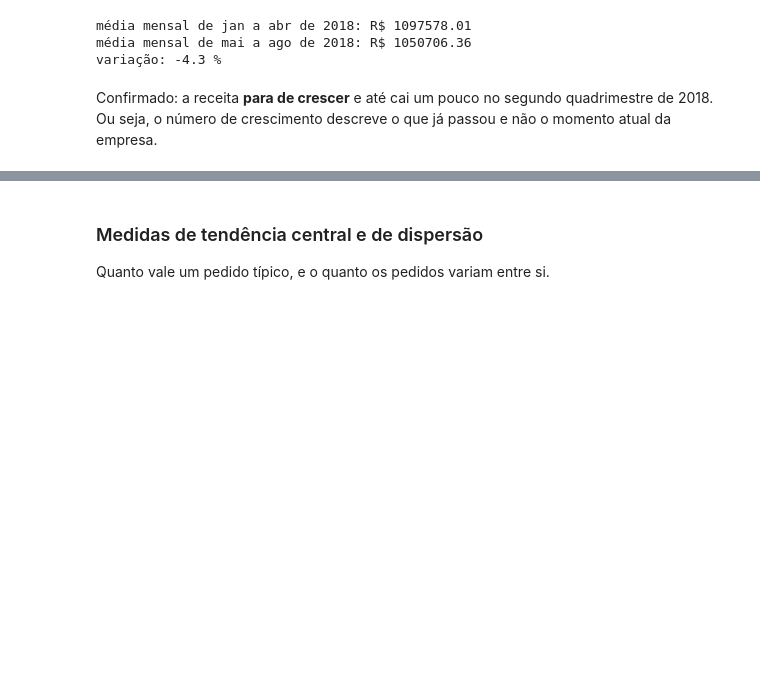
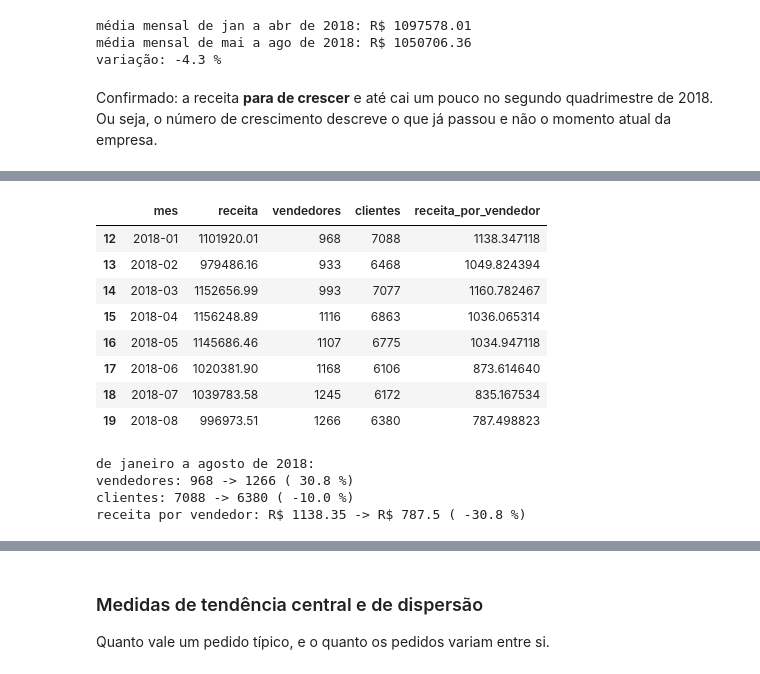
Before and after one commit to evanioac-web/tech-challenge-fase1-olist, a Jupyter notebook: notebooks/analise_crescimento_receita.ipynb, the cells around one changed output, grey strips where cells are left out. Saved outputs shown, nothing was run; the diff lists cells and outputs as text; code cells hidden in the pictures; blank space fills up the shorter version.

```diff
--- a/notebooks/analise_crescimento_receita.ipynb
+++ b/notebooks/analise_crescimento_receita.ipynb
@@ -494,0 +501,38 @@ o número de crescimento descreve o que já passou e não o momento atual da emp
+# %%
+dados_cliente = dados.merge(customers[['customer_id', 'customer_unique_id']], on='customer_id', how='left')
+
+por_mes_detalhe = dados_cliente.groupby('mes').agg(
+    receita=('receita', 'sum'),
+    vendedores=('seller_id', 'nunique'),
+    clientes=('customer_unique_id', 'nunique'),
+).reset_index()
+
+por_mes_detalhe['receita_por_vendedor'] = por_mes_detalhe['receita'] / por_mes_detalhe['vendedores']
+por_mes_detalhe[por_mes_detalhe['mes'] >= '2018-01']
+# %% [output]
+|  | mes | receita | vendedores | clientes | receita_por_vendedor |
+| 12 | 2018-01 | 1101920.01 | 968 | 7088 | 1138.347118 |
+| 13 | 2018-02 | 979486.16 | 933 | 6468 | 1049.824394 |
+| 14 | 2018-03 | 1152656.99 | 993 | 7077 | 1160.782467 |
+| 15 | 2018-04 | 1156248.89 | 1116 | 6863 | 1036.065314 |
+| 16 | 2018-05 | 1145686.46 | 1107 | 6775 | 1034.947118 |
+| 17 | 2018-06 | 1020381.90 | 1168 | 6106 | 873.614640 |
+| 18 | 2018-07 | 1039783.58 | 1245 | 6172 | 835.167534 |
+| 19 | 2018-08 | 996973.51 | 1266 | 6380 | 787.498823 |
+# %%
+jan = por_mes_detalhe[por_mes_detalhe['mes'] == '2018-01'].iloc[0]
+ago = por_mes_detalhe[por_mes_detalhe['mes'] == '2018-08'].iloc[0]
+
+print('de janeiro a agosto de 2018:')
+print('vendedores:', jan['vendedores'], '->', ago['vendedores'],
+      '(', round((ago['vendedores'] / jan['vendedores'] - 1) * 100, 1), '%)')
+print('clientes:', jan['clientes'], '->', ago['clientes'],
+      '(', round((ago['clientes'] / jan['clientes'] - 1) * 100, 1), '%)')
+print('receita por vendedor: R$', round(jan['receita_por_vendedor'], 2),
+      '-> R$', round(ago['receita_por_vendedor'], 2),
+      '(', round((ago['receita_por_vendedor'] / jan['receita_por_vendedor'] - 1) * 100, 1), '%)')
+# %% [output]
+de janeiro a agosto de 2018:
+vendedores: 968 -> 1266 ( 30.8 %)
+clientes: 7088 -> 6380 ( -10.0 %)
+receita por vendedor: R$ 1138.35 -> R$ 787.5 ( -30.8 %)
```
Also changed, not shown: parts of 7 cells of this notebook, 3 other files.
